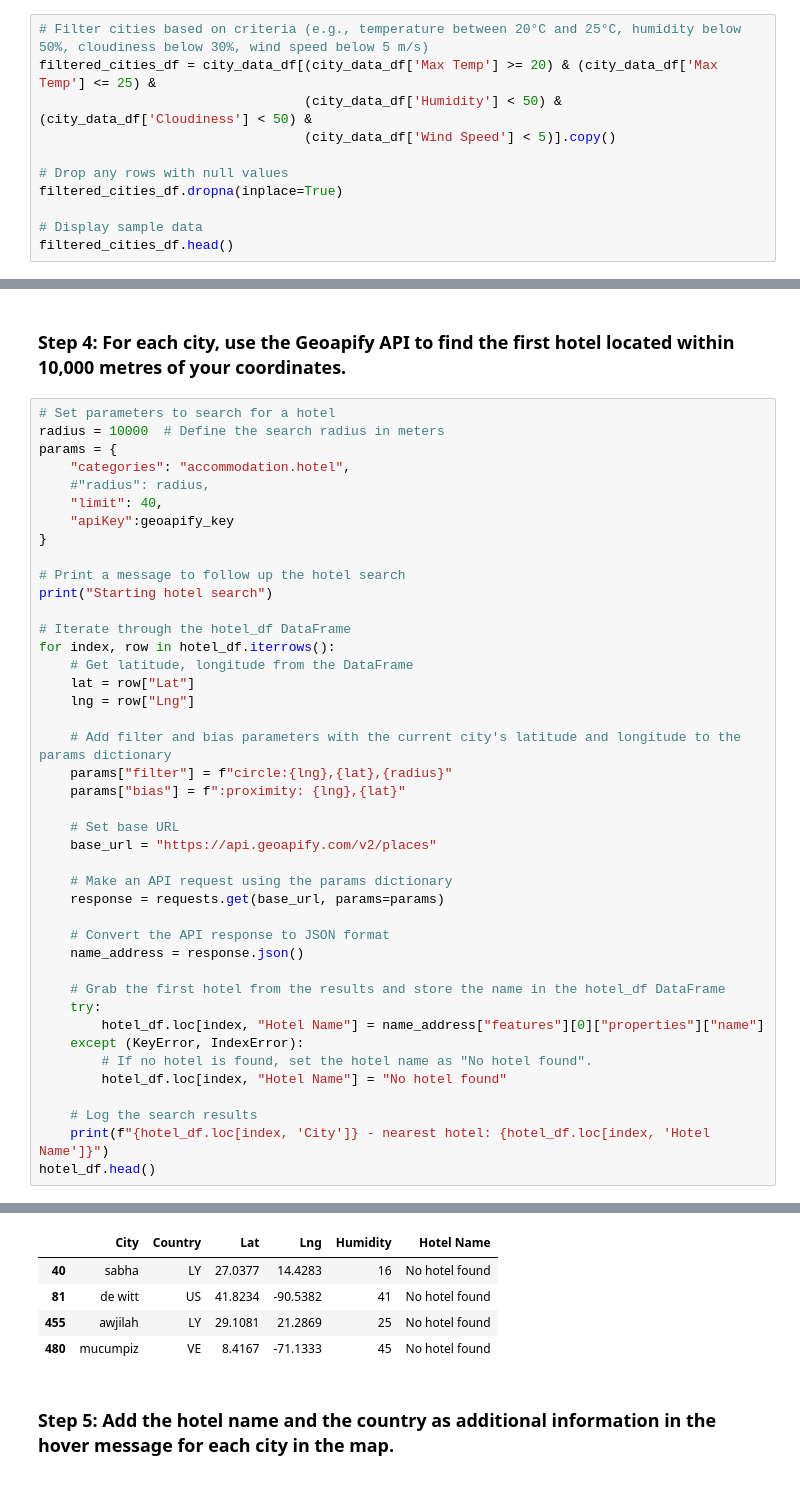
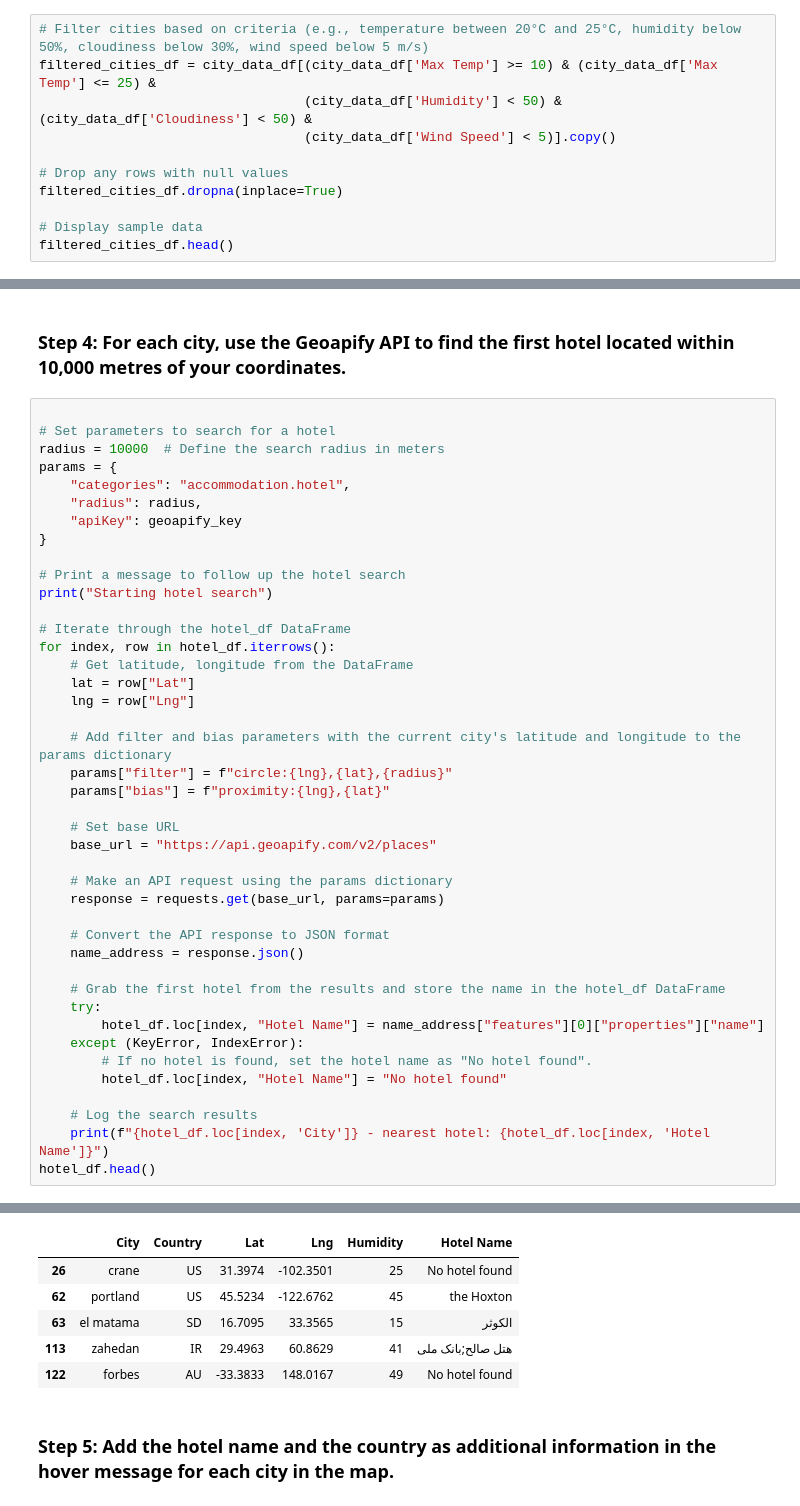
Before and after one commit to SarahSonKim/World_Weather_Analysis, a Jupyter notebook: VacationPy_JHS.ipynb, the cells around one changed output, grey strips where cells are left out. Drawn from its saved outputs; the diff is of its cells as text.

```diff
--- a/VacationPy_JHS.ipynb
+++ b/VacationPy_JHS.ipynb
@@ -57,7 +61,7 @@ map_humidity
 ### Step 2: Narrow down the `city_data_df` DataFrame to find your ideal weather condition
 # %%
 # Filter cities based on criteria (e.g., temperature between 20°C and 25°C, humidity below 50%, cloudiness below 30%, wind speed below 5 m/s)
-filtered_cities_df = city_data_df[(city_data_df['Max Temp'] >= 20) & (city_data_df['Max Temp'] <= 25) &
+filtered_cities_df = city_data_df[(city_data_df['Max Temp'] >= 10) & (city_data_df['Max Temp'] <= 25) &
                                   (city_data_df['Humidity'] < 50) & (city_data_df['Cloudiness'] < 50) &
                                   (city_data_df['Wind Speed'] < 5)].copy()
 
@@ -92,13 +98,13 @@ hotel_df.head()
 # %% [markdown]
 ### Step 4: For each city, use the Geoapify API to find the first hotel located within 10,000 metres of your coordinates.
 # %%
+
 # Set parameters to search for a hotel
 radius = 10000  # Define the search radius in meters
 params = {
     "categories": "accommodation.hotel",
-    #"radius": radius,
-    "limit": 40,
-    "apiKey":geoapify_key
+    "radius": radius,
+    "apiKey": geoapify_key
 }
 
 # Print a message to follow up the hotel search
@@ -112,7 +118,7 @@ for index, row in hotel_df.iterrows():
 
     # Add filter and bias parameters with the current city's latitude and longitude to the params dictionary
     params["filter"] = f"circle:{lng},{lat},{radius}"
-    params["bias"] = f":proximity: {lng},{lat}"
+    params["bias"] = f"proximity:{lng},{lat}"
 
     # Set base URL
     base_url = "https://api.geoapify.com/v2/places"
@@ -142,8 +160,9 @@ mucumpiz - nearest hotel: No hotel found
 |  | City | Country | Lat | Lng | Humidity | Hotel Name |
-| 40 | sabha | LY | 27.0377 | 14.4283 | 16 | No hotel found |
-| 81 | de witt | US | 41.8234 | -90.5382 | 41 | No hotel found |
-| 455 | awjilah | LY | 29.1081 | 21.2869 | 25 | No hotel found |
-| 480 | mucumpiz | VE | 8.4167 | -71.1333 | 45 | No hotel found |
+| 26 | crane | US | 31.3974 | -102.3501 | 25 | No hotel found |
+| 62 | portland | US | 45.5234 | -122.6762 | 45 | the Hoxton |
+| 63 | el matama | SD | 16.7095 | 33.3565 | 15 | الكوثر |
+| 113 | zahedan | IR | 29.4963 | 60.8629 | 41 | هتل صالح;بانک ملی |
+| 122 | forbes | AU | -33.3833 | 148.0167 | 49 | No hotel found |
 # %% [markdown]
 ### Step 5: Add the hotel name and the country as additional information in the hover message for each city in the map.
 # %%
```
Also changed, not shown: parts of 5 cells of this notebook, 6 other files.
